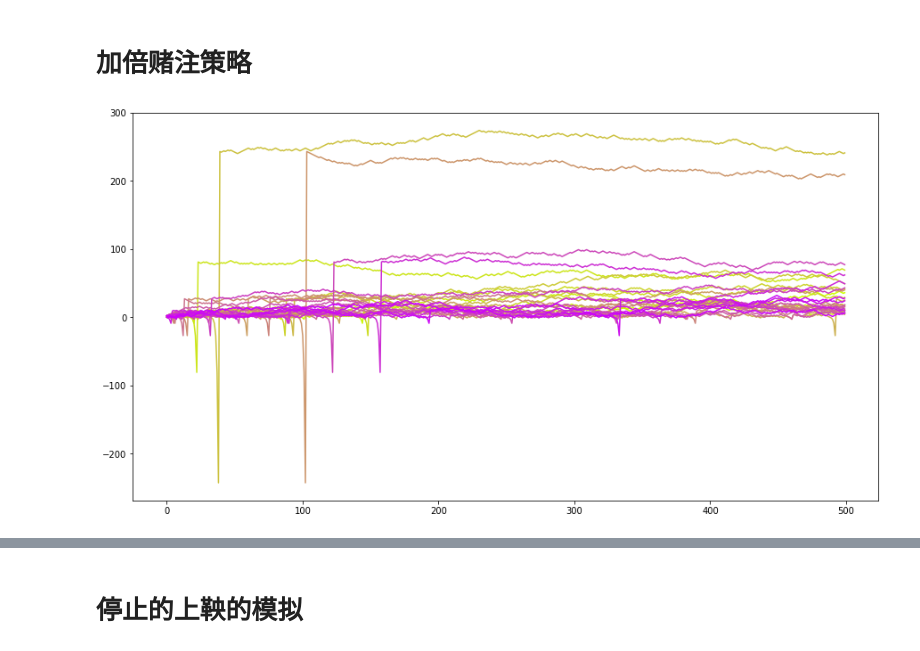
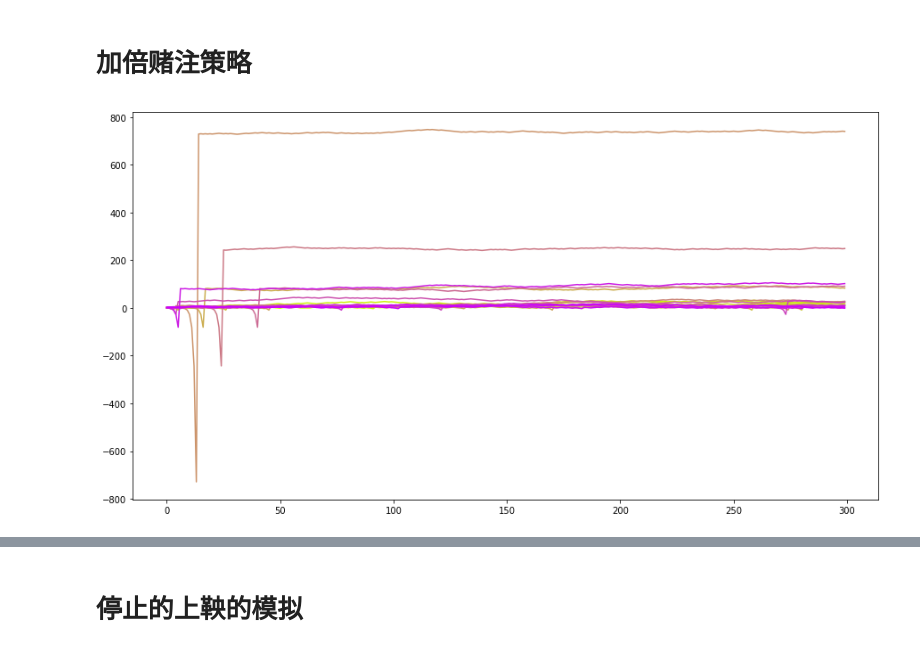
Before and after one commit to sijichun/MathStatsCode, a Jupyter notebook: notebook_python/Martingale.ipynb, the cells around one changed output, grey strips where cells are left out. Cells and saved outputs as stored; diff of their text form; code cells hidden in the pictures.

```diff
--- a/notebook_python/Martingale.ipynb
+++ b/notebook_python/Martingale.ipynb
@@ -52,31 +52,30 @@ fig.savefig("martingale_coin48.pdf")
 # %%
 import numpy as np
 import numpy.random as nprd
 
-T=500
-
-def gen_wealth():
+def gen_wealth(T):
     Y=[]
     y=1
     for i in range(T):
         c=(-2*y if y<0 else 1)
         epsilon=(1 if nprd.uniform()<0.5 else -1)
         y=y+c*epsilon
         Y.append(y)
     return Y
 
 import matplotlib.pyplot as plt
 %matplotlib inline
 # 设定图像大小
 plt.rcParams['figure.figsize'] = (15.0, 8.0)
 fig=plt.figure()
-N=30
+N=20
+T=300
 t=[t for t in range(T)]
 corlors=np.linspace(0,1,N)
 for i in range(N):
-    x=gen_wealth()
+    x=gen_wealth(T)
     plt.plot(t,x,color=(0.8,1-corlors[i],corlors[i]))
 plt.show() ## 画图
 fig.savefig("martingale_betting.pdf")
 # %% [output]
-[figure, old version]
+[figure, new version]
```
Also changed, not shown: parts of 1 cell of this notebook.
